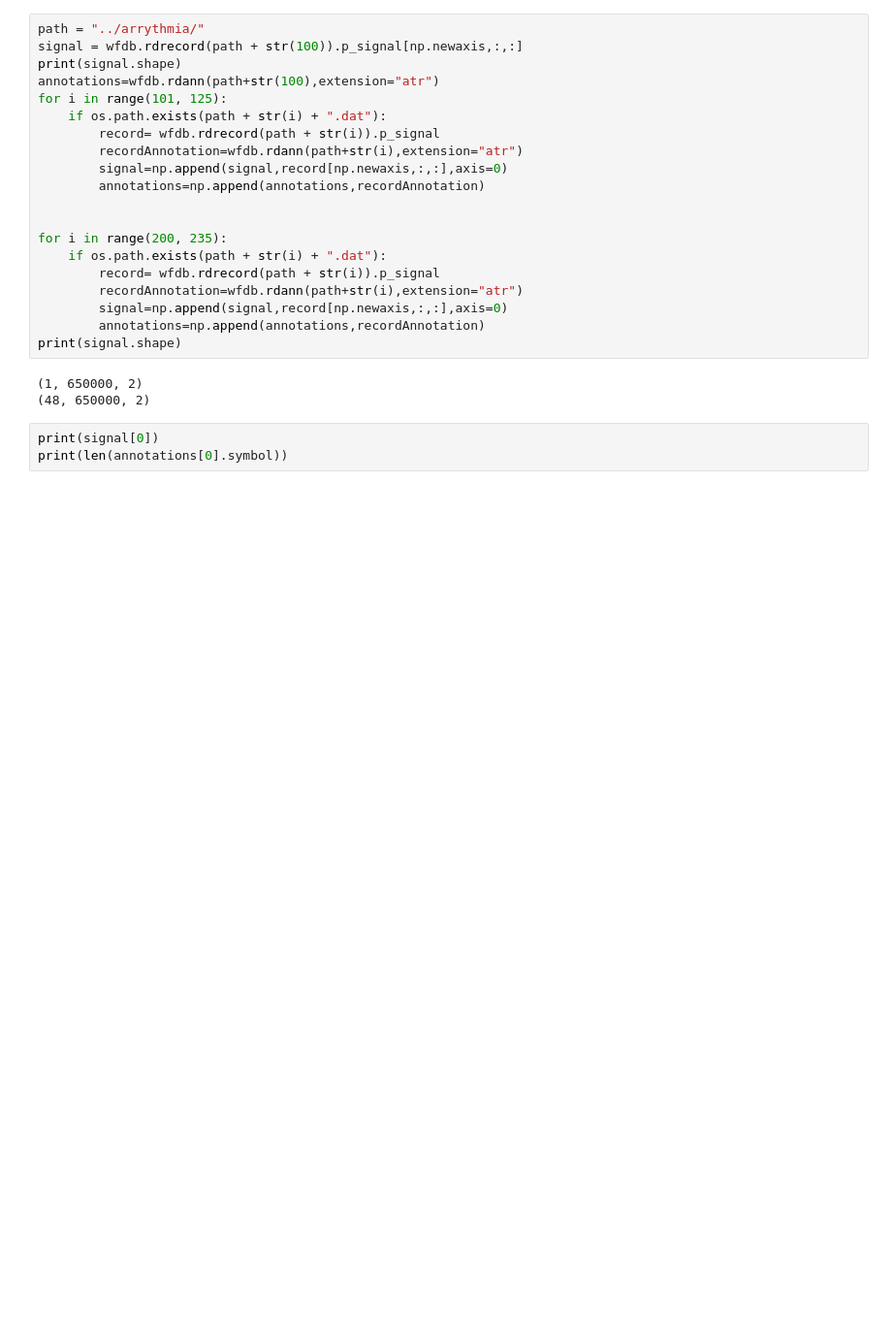
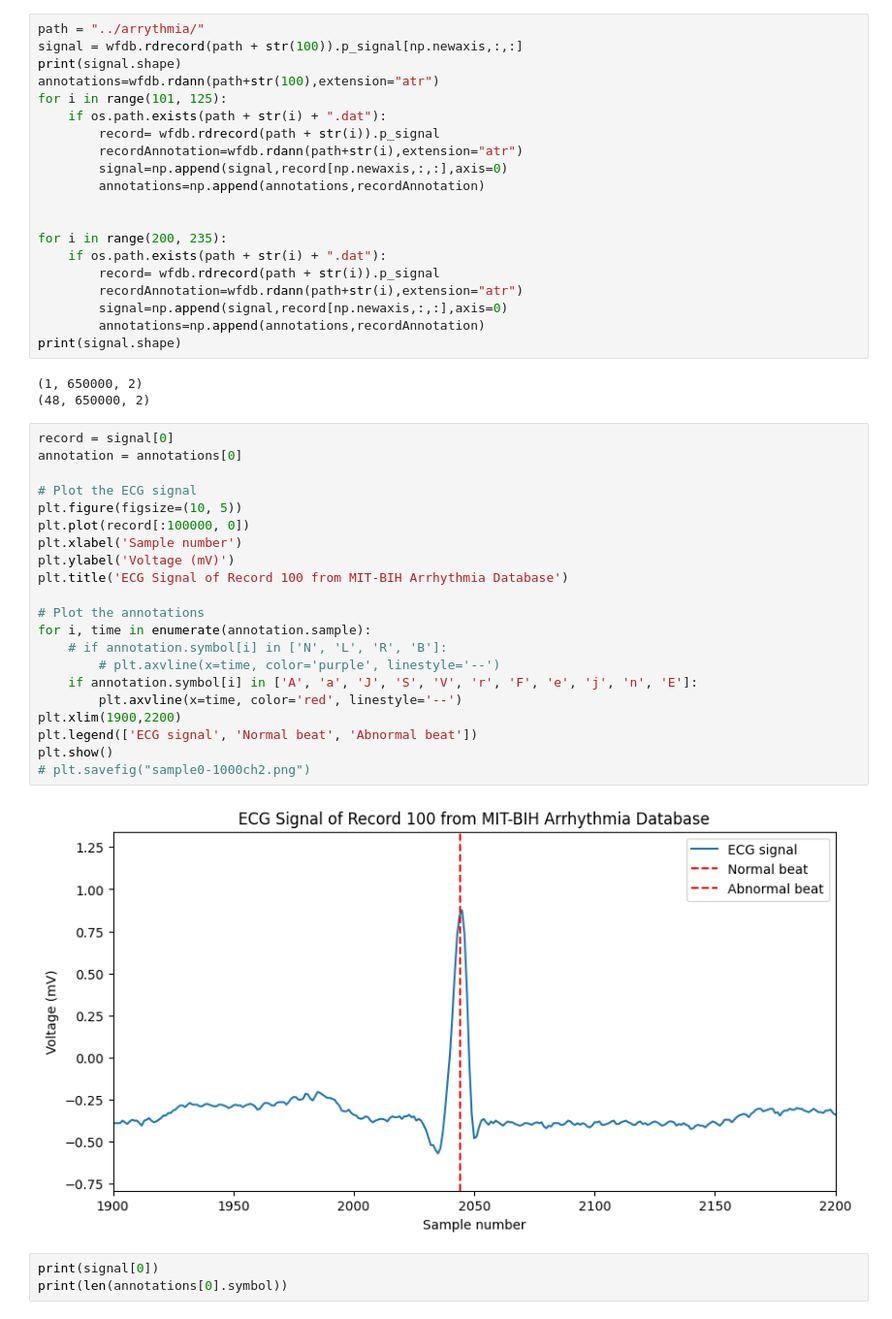
Before and after one commit to Ms850446/beats-arrythmia, a Jupyter notebook: representation.ipynb, the cells around one changed output. Shown at 97% size. Saved outputs shown, nothing was run; the diff lists cells and outputs as text; blank space fills up the shorter version.

```diff
--- a/representation.ipynb
+++ b/representation.ipynb
@@ -28,6 +29,29 @@ print(signal.shape)
 # %% [output]
 (1, 650000, 2)
 (48, 650000, 2)
+# %%
+record = signal[0]
+annotation = annotations[0]
+
+# Plot the ECG signal
+plt.figure(figsize=(10, 5))
+plt.plot(record[:100000, 0])
+plt.xlabel('Sample number')
+plt.ylabel('Voltage (mV)')
+plt.title('ECG Signal of Record 100 from MIT-BIH Arrhythmia Database')
+
+# Plot the annotations
+for i, time in enumerate(annotation.sample):
+    # if annotation.symbol[i] in ['N', 'L', 'R', 'B']:
+        # plt.axvline(x=time, color='purple', linestyle='--')
+    if annotation.symbol[i] in ['A', 'a', 'J', 'S', 'V', 'r', 'F', 'e', 'j', 'n', 'E']:
+        plt.axvline(x=time, color='red', linestyle='--')
+plt.xlim(1900,2200)
+plt.legend(['ECG signal', 'Normal beat', 'Abnormal beat'])
+plt.show()
+# plt.savefig("sample0-1000ch2.png")
+# %% [output]
+[figure, added]
 # %%
 print(signal[0])
 print(len(annotations[0].symbol))
```
Also changed, not shown: parts of 1 cell of this notebook, 5 other files.
